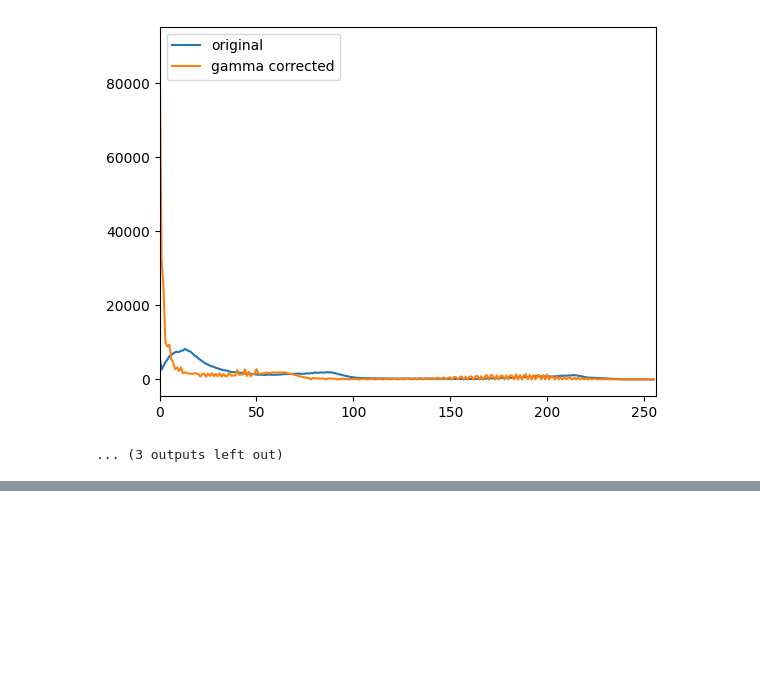
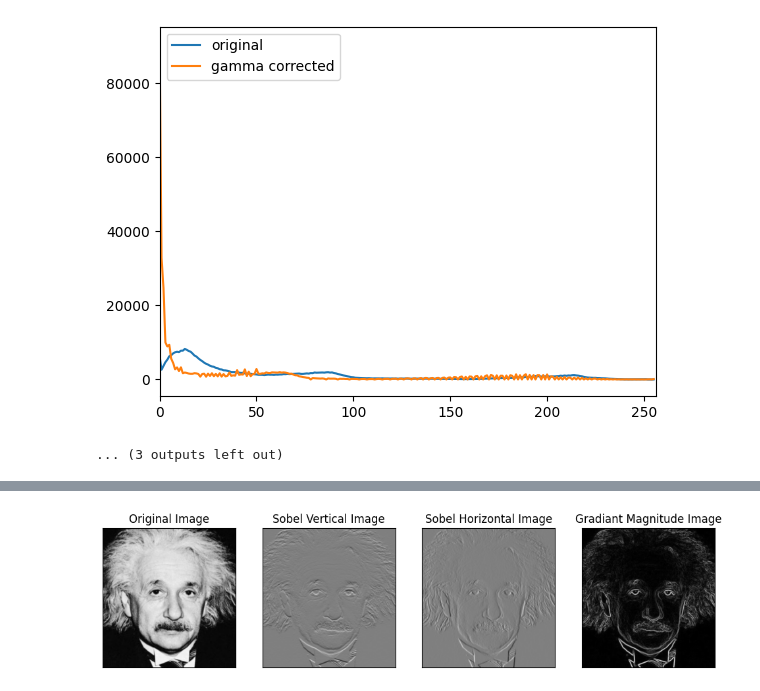
Before and after one commit to chathuwijethunga/EN3160_A_01, a Jupyter notebook: A_01.ipynb, the cells around one changed output, grey strips where cells are left out. Saved outputs shown, nothing was run; the diff lists cells and outputs as text; code cells hidden in the pictures; blank space fills up the shorter version.

```diff
--- a/A_01.ipynb
+++ b/A_01.ipynb
@@ -85,0 +153,18 @@ for i in gamma:
+# %%
+#question_07(a)
+
+im = cv.imread("einstein.png", cv.IMREAD_GRAYSCALE).astype(np.float32)
+sobel_v = np.array([(-1,-2,-1), (0,0,0), (1,2,1)], dtype='float')
+sobel_h = np.array([(-1,0,1), (-2,0,2), (-1,0,1)], dtype='float')
+imv = cv.filter2D(im, -1, sobel_v)
+imh = cv.filter2D(im, -1, sobel_h)
+grad_mag = np.sqrt(imv**2+imh**2)
+
+fig, axes = plt.subplots(1, 4, sharex='all', sharey='all', figsize=(12,12))
+axes[0].imshow(im, cmap='gray', vmin=0, vmax=255), axes[0].set_title('Original Image'), axes[0].set_xticks([]),axes[0].set_yticks([])
+axes[1].imshow(imv, cmap='gray', vmin=-1020, vmax=1020), axes[1].set_title('Sobel Vertical Image'), axes[1].set_xticks([]),axes[1].set_yticks([])
+axes[2].imshow(imh, cmap='gray', vmin=-1020, vmax=1020), axes[2].set_title('Sobel Horizontal Image'), axes[2].set_xticks([]),axes[2].set_yticks([])
+axes[3].imshow(grad_mag, cmap='gray'), axes[3].set_title('Gradiant Magnitude Image'), axes[3].set_xticks([]),axes[3].set_yticks([])
+plt.show()
+# %% [output]
+[figure, added]
```
Also changed, not shown: parts of 9 cells of this notebook.
